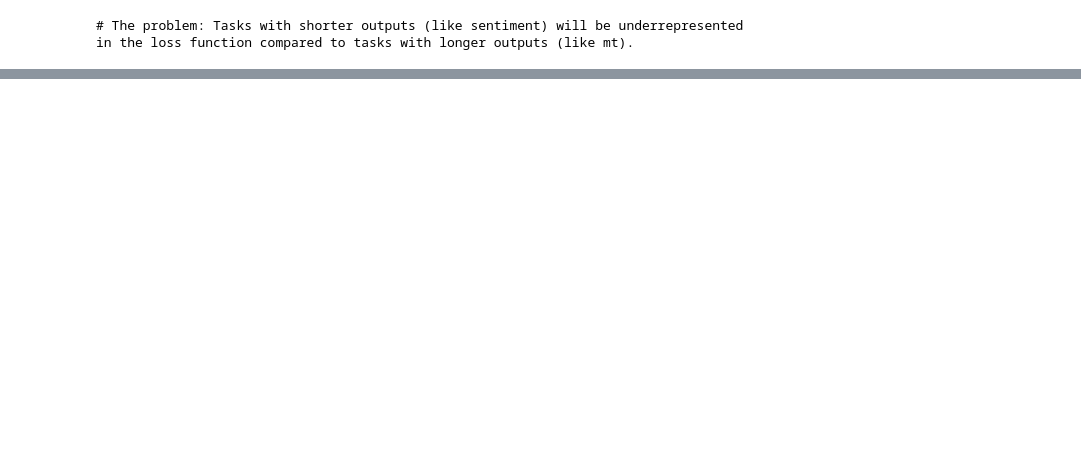
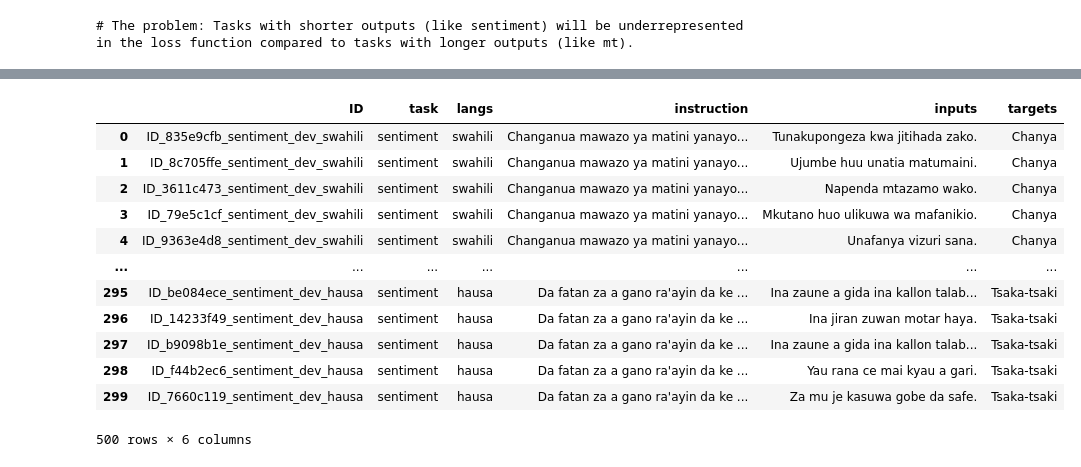
Before and after one commit to melissafasol/InkubaLM-Challenge, a Jupyter notebook: notebooks_EDA/01_QLoRA_baseline.ipynb, the cells around one changed output, grey strips where cells are left out. Saved outputs shown, nothing was run; the diff lists cells and outputs as text; code cells hidden in the pictures; blank space fills up the shorter version.

```diff
--- a/notebooks_EDA/01_QLoRA_baseline.ipynb
+++ b/notebooks_EDA/01_QLoRA_baseline.ipynb
@@ -383,0 +230,16 @@ df.head()  # Show first 5 rows
+# %%
+sent_df_supp
+# %% [output]
+|  | ID | task | langs | instruction | inputs | targets |
+| 0 | ID_835e9cfb_sentiment_dev_swahili | sentiment | swahili | Changanua mawazo ya matini yanayo... | Tunakupongeza kwa jitihada zako. | Chanya |
+| 1 | ID_8c705ffe_sentiment_dev_swahili | sentiment | swahili | Changanua mawazo ya matini yanayo... | Ujumbe huu unatia matumaini. | Chanya |
+| 2 | ID_3611c473_sentiment_dev_swahili | sentiment | swahili | Changanua mawazo ya matini yanayo... | Napenda mtazamo wako. | Chanya |
+| 3 | ID_79e5c1cf_sentiment_dev_swahili | sentiment | swahili | Changanua mawazo ya matini yanayo... | Mkutano huo ulikuwa wa mafanikio. | Chanya |
+| 4 | ID_9363e4d8_sentiment_dev_swahili | sentiment | swahili | Changanua mawazo ya matini yanayo... | Unafanya vizuri sana. | Chanya |
+| ... | ... | ... | ... | ... | ... | ... |
+| 295 | ID_be084ece_sentiment_dev_hausa | sentiment | hausa | Da fatan za a gano ra'ayin da ke ... | Ina zaune a gida ina kallon talab... | Tsaka-tsaki |
+| 296 | ID_14233f49_sentiment_dev_hausa | sentiment | hausa | Da fatan za a gano ra'ayin da ke ... | Ina jiran zuwan motar haya. | Tsaka-tsaki |
+| 297 | ID_b9098b1e_sentiment_dev_hausa | sentiment | hausa | Da fatan za a gano ra'ayin da ke ... | Ina zaune a gida ina kallon talab... | Tsaka-tsaki |
+| 298 | ID_f44b2ec6_sentiment_dev_hausa | sentiment | hausa | Da fatan za a gano ra'ayin da ke ... | Yau rana ce mai kyau a gari. | Tsaka-tsaki |
+| 299 | ID_7660c119_sentiment_dev_hausa | sentiment | hausa | Da fatan za a gano ra'ayin da ke ... | Za mu je kasuwa gobe da safe. | Tsaka-tsaki |
+500 rows × 6 columns
```
Also changed, not shown: parts of 59 cells of this notebook.
